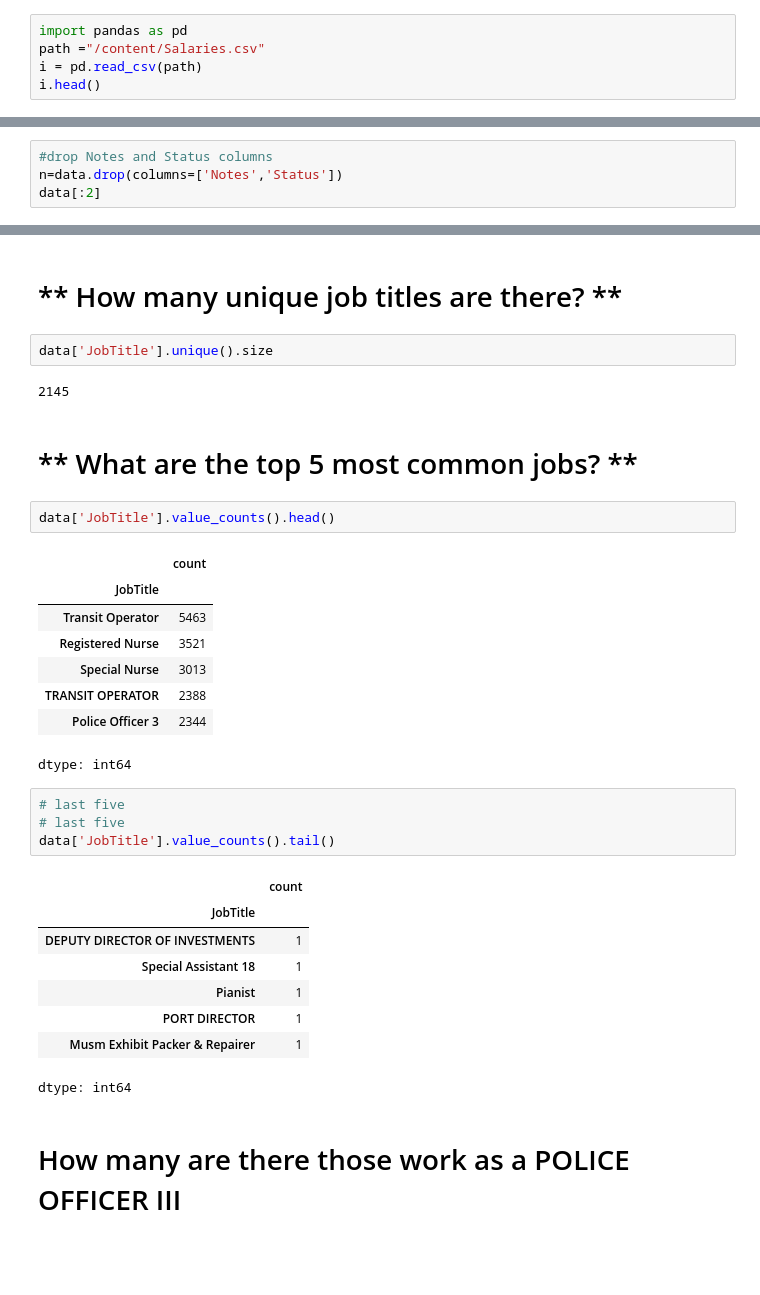
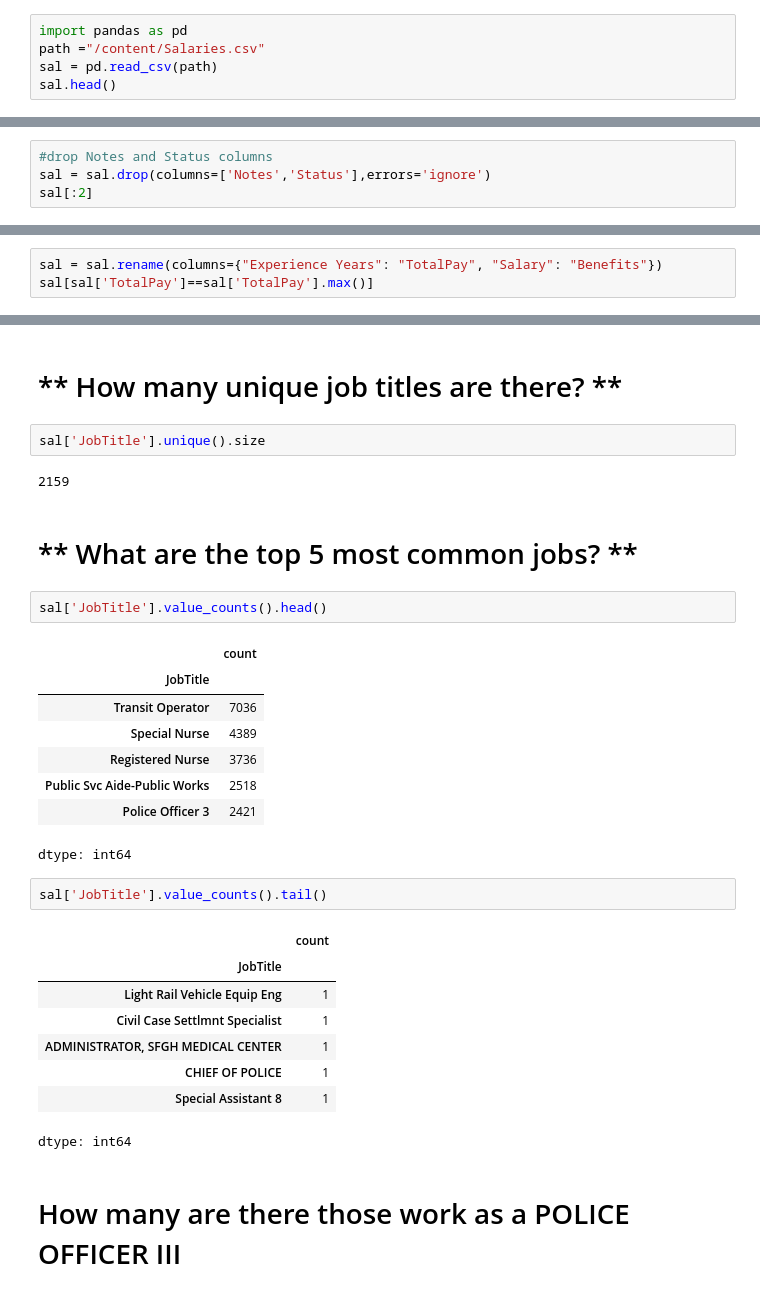
Before and after one commit to madhurachougule/Assignments, a Jupyter notebook: Empty_Employee_DB_Project.ipynb, the cells around one changed output, grey strips where cells are left out. Drawn from its saved outputs; the diff is of its cells as text; blank space fills up the shorter version.

```diff
--- a/Empty_Employee_DB_Project.ipynb
+++ b/Empty_Employee_DB_Project.ipynb
@@ -14,5 +14,5 @@ import matplotlib.pyplot as plt
 # %%
 import pandas as pd
 path ="/content/Salaries.csv"
-i = pd.read_csv(path)
-i.head()
+sal = pd.read_csv(path)
+sal.head()
@@ -85,7 +78,7 @@ memory usage: 12.6+ MB
 # %%
 #drop Notes and Status columns
-n=data.drop(columns=['Notes','Status'])
-data[:2]
+sal = sal.drop(columns=['Notes','Status'],errors='ignore')
+sal[:2]
 # %% [output]
 |  | Id | EmployeeName | JobTitle | BasePay | OvertimePay | OtherPay | Benefits | TotalPay | TotalPayBenefits | ... |
 | 0 | 1 | NATHANIEL FORD | GENERAL MANAGER-METROPOLITAN TRAN... | 167411.18 | 0.00 | 400184.25 | NaN | 567595.43 | 567595.43 | ... |
@@ -132,0 +135,3 @@ data[data['TotalPay']==data['TotalPay'].max()]
+# %%
+sal = sal.rename(columns={"Experience Years": "TotalPay", "Salary": "Benefits"})
+sal[sal['TotalPay']==sal['TotalPay'].max()]
@@ -219,34 +250,32 @@ dtype: float64
 # %% [markdown]
 # ** How many unique job titles are there? **
 # %%
-data['JobTitle'].unique().size
+sal['JobTitle'].unique().size
 # %% [output]
-2145
+2159
 # %% [markdown]
 # ** What are the top 5 most common jobs? **
 # %%
-data['JobTitle'].value_counts().head()
+sal['JobTitle'].value_counts().head()
 # %% [output]
 |  | count |
 | JobTitle |  |
-| Transit Operator | 5463 |
-| Registered Nurse | 3521 |
-| Special Nurse | 3013 |
-| TRANSIT OPERATOR | 2388 |
-| Police Officer 3 | 2344 |
+| Transit Operator | 7036 |
+| Special Nurse | 4389 |
+| Registered Nurse | 3736 |
+| Public Svc Aide-Public Works | 2518 |
+| Police Officer 3 | 2421 |
 dtype: int64
 # %%
-# last five
-# last five
-data['JobTitle'].value_counts().tail()
+sal['JobTitle'].value_counts().tail()
 # %% [output]
 |  | count |
 | JobTitle |  |
-| DEPUTY DIRECTOR OF INVESTMENTS | 1 |
-| Special Assistant 18 | 1 |
-| Pianist | 1 |
-| PORT DIRECTOR | 1 |
-| Musm Exhibit Packer & Repairer | 1 |
+| Light Rail Vehicle Equip Eng | 1 |
+| Civil Case Settlmnt Specialist | 1 |
+| ADMINISTRATOR, SFGH MEDICAL CENTER | 1 |
+| CHIEF OF POLICE | 1 |
+| Special Assistant 8 | 1 |
 dtype: int64
 # %% [markdown]
 # How many are there those work as a POLICE OFFICER III
```
Also changed, not shown: parts of 32 cells of this notebook.
